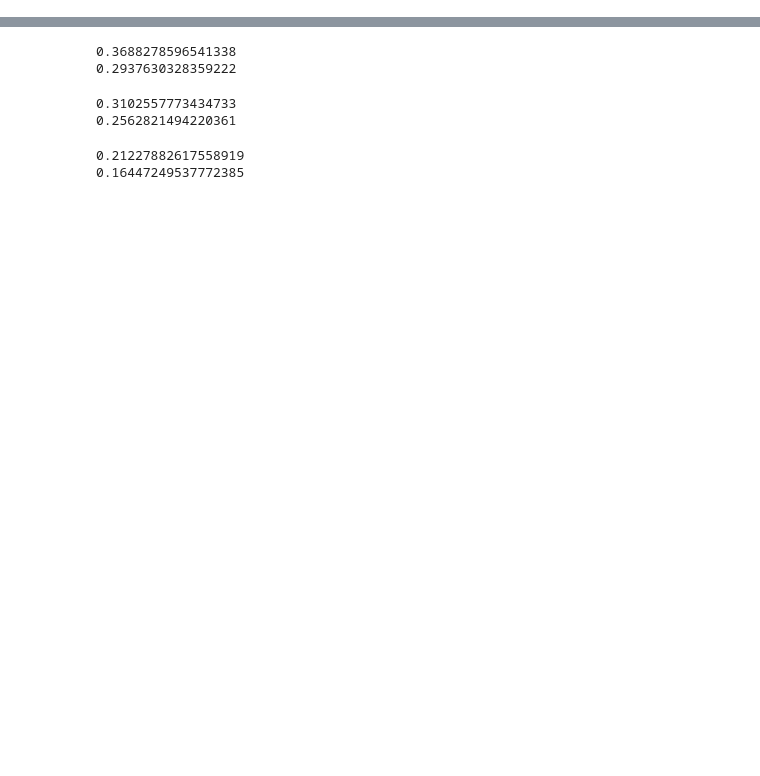
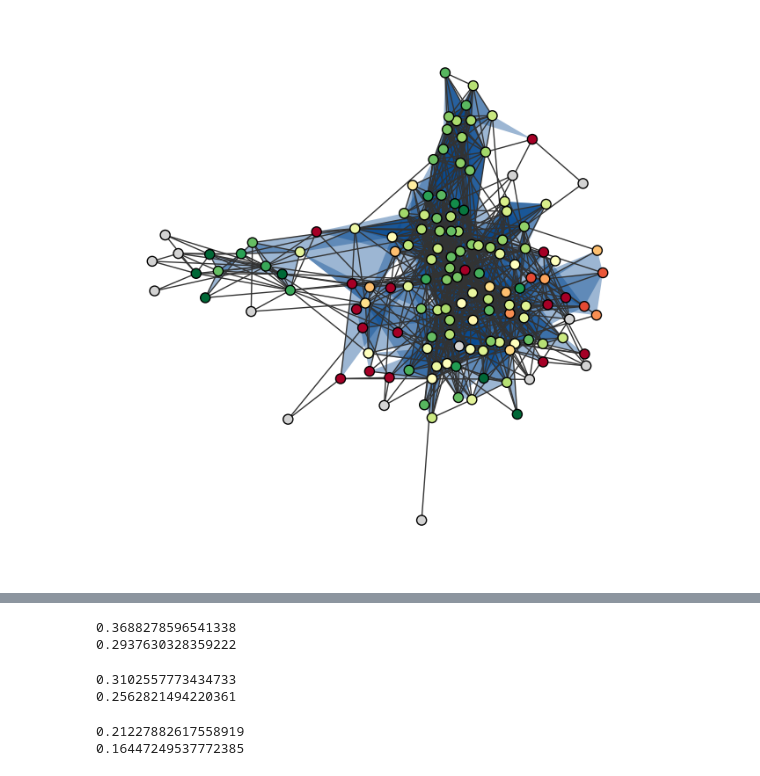
Before and after one commit to nwlandry/the-simpliciality-of-higher-order-networks, a Jupyter notebook: local_simpliciality.ipynb, the cells around one changed output, grey strips where cells are left out. Saved outputs shown, nothing was run; the diff lists cells and outputs as text; code cells hidden in the pictures; blank space fills up the shorter version.

```diff
--- a/local_simpliciality.ipynb
+++ b/local_simpliciality.ipynb
@@ -45,3 +37,10 @@ for n, s in H.nodes.local_face_edit_simpliciality.asdict().items():
+# %%
+plt.figure(figsize=(8, 8))
+xgi.drawing.draw_hyperedges(H, pos, hyperedge_alpha=0.1, zorder=-1, dyad_lw=1, dyad_color='#333')
+xgi.drawing.draw_nodes(H, pos, node_size=node_size, node_fc=c_sf, node_fc_cmap=cm, alpha=0.5, zorder=10)
+plt.savefig(f"Figures/Fig3/{dataset}_blownup.pdf")
+# %% [output]
+[figure, added]
 # %%
 node_size = 8
 nbins = 20
```
Also changed, not shown: parts of 2 cells of this notebook, 5 other files.
